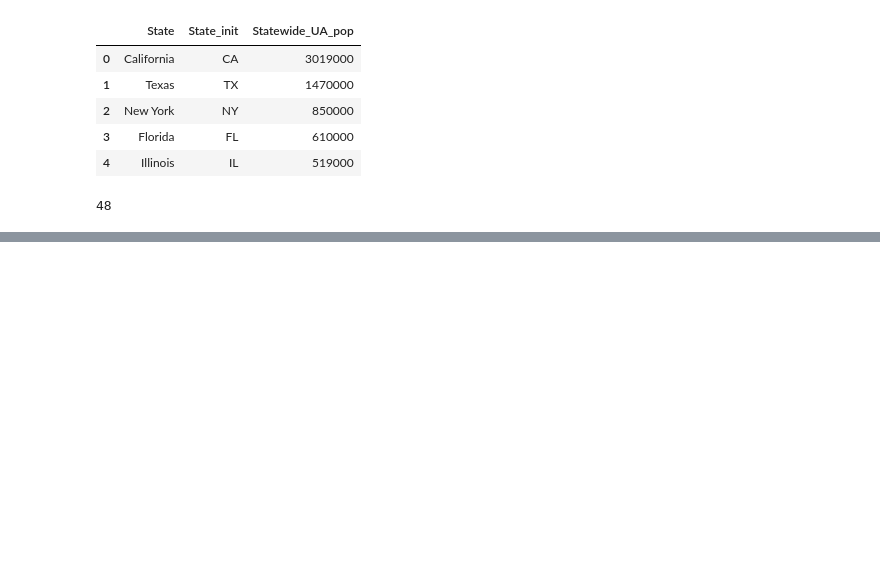
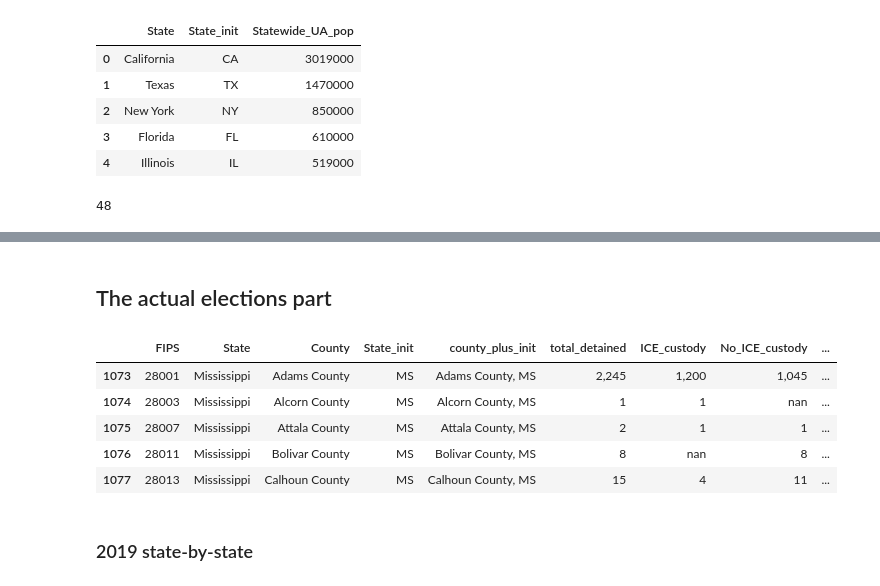
Before and after one commit to austinbrian/sheriffs, a Jupyter notebook: notebooks/Elections notebook.ipynb, the cells around one changed output, grey strips where cells are left out. Cells and saved outputs as stored; diff of their text form; code cells hidden in the pictures; blank space fills up the shorter version.

```diff
--- a/notebooks/Elections notebook.ipynb
+++ b/notebooks/Elections notebook.ipynb
@@ -185,0 +151,23 @@ get_pres_data().set_index(['state','fips_countyname_county'])['FIPS'].to_dict()
+# %%
+def combine_datasets(ice, pres):
+    df =  pd.merge(left=ice,right=pres,how='outer',left_on='FIPS',right_on='FIPS')
+    df['pct_clinton'] = df.clinton/df.total_votes
+    df['inc_per_person'] = df.tot_inc_amt/df.people
+    cols = ['FIPS','State','County','State_init', 'county_plus_init',
+           'total_detained', 'ICE_custody','No_ICE_custody','pct_ice',
+            'clinton','pct_clinton','trump','johnson','ind_cand','mcmullin','total_votes',
+            'turnout','people','tot_inc_amt','inc_per_person']
+
+    return df[cols]
+cdf = combine_datasets(get_ice_data(), get_pres_data())
+# %% [markdown]
+## The actual elections part
+# %%
+cdf[cdf.State_init=='MS'].head()
+# %% [output]
+|  | FIPS | State | County | State_init | county_plus_init | total_detained | ICE_custody | No_ICE_custody | ... |
+| 1073 | 28001 | Mississippi | Adams County | MS | Adams County, MS | 2,245 | 1,200 | 1,045 | ... |
+| 1074 | 28003 | Mississippi | Alcorn County | MS | Alcorn County, MS | 1 | 1 | nan | ... |
+| 1075 | 28007 | Mississippi | Attala County | MS | Attala County, MS | 2 | 1 | 1 | ... |
+| 1076 | 28011 | Mississippi | Bolivar County | MS | Bolivar County, MS | 8 | nan | 8 | ... |
+| 1077 | 28013 | Mississippi | Calhoun County | MS | Calhoun County, MS | 15 | 4 | 11 | ... |
@@ -185,0 +285,2 @@ get_pres_data().set_index(['state','fips_countyname_county'])['FIPS'].to_dict()
+# %% [markdown]
+### 2019 state-by-state
```
Also changed, not shown: parts of 28 cells of this notebook.
